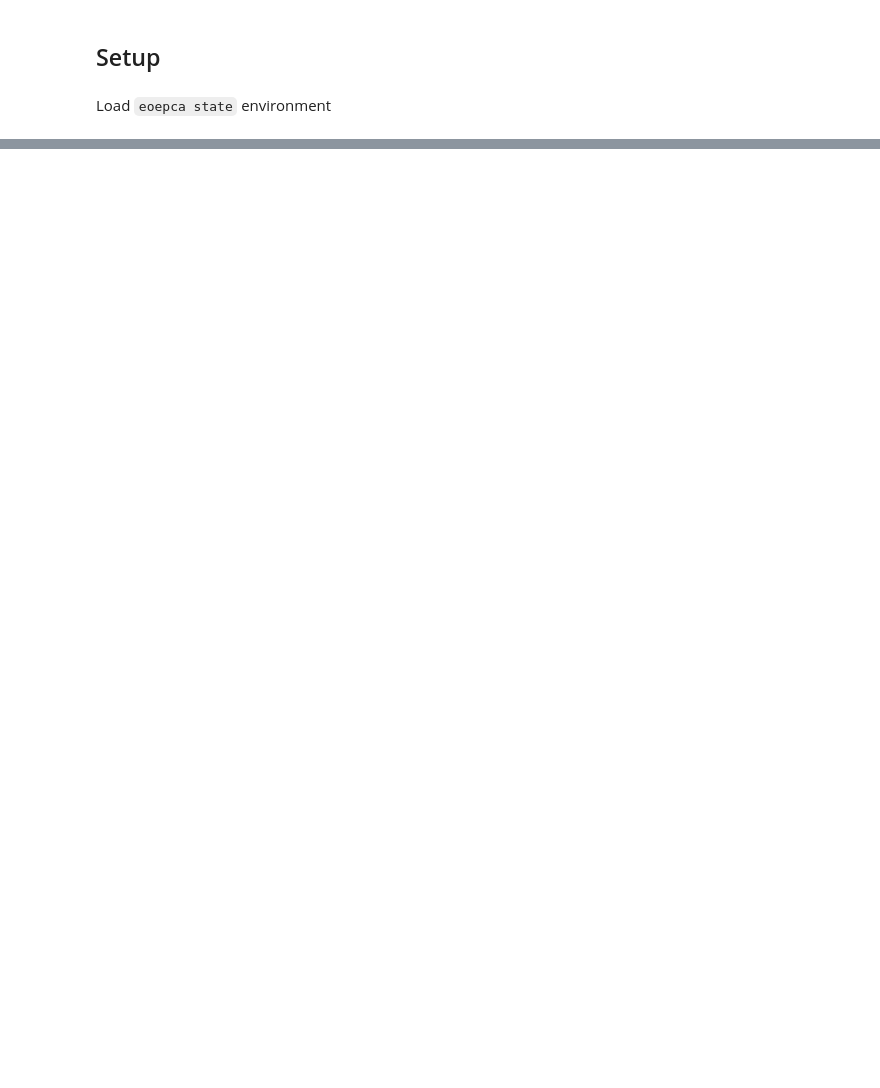
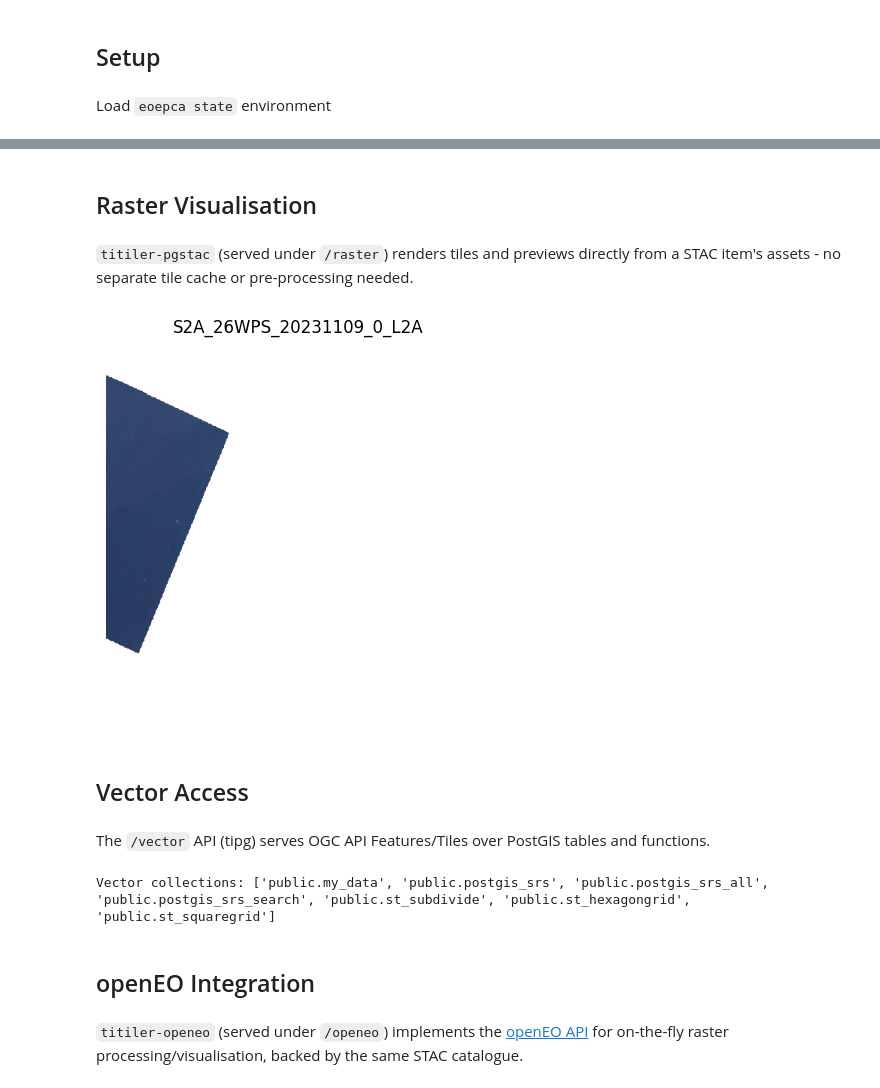
Before and after one commit to EOEPCA/deployment-guide, a Jupyter notebook: notebooks/examples/data-access/data-access.ipynb, the cells around one changed output, grey strips where cells are left out. Saved outputs shown, nothing was run; the diff lists cells and outputs as text; code cells hidden in the pictures; blank space fills up the shorter version.

```diff
--- a/notebooks/examples/data-access/data-access.ipynb
+++ b/notebooks/examples/data-access/data-access.ipynb
@@ -307,0 +28,11 @@ STAC Manager UI status code: 200
+# %%
+platform_domain = os.environ.get('INGRESS_HOST')
+scheme = os.environ.get('HTTP_SCHEME', 'https')
+eoapi_domain = f'{scheme}://eoapi.{platform_domain}'
+
+username = os.environ.get('KEYCLOAK_TEST_USER')
+password = os.environ.get('KEYCLOAK_TEST_PASSWORD')
+client_id = os.environ.get('EOAPI_CLIENT_ID')
+
+sample_collection_id = 'sentinel-2-iceland'
+log_output_file = 'data-access_log.json'
@@ -307,0 +85,12 @@ STAC Manager UI status code: 200
+# %%
+# stac_search
+search = requests.post(f'{eoapi_domain}/stac/search', json={
+    'collections': [sample_collection_id],
+    'bbox': [-25, 63, -24, 65],
+    'limit': 5,
+})
+assert search.status_code == 200, f'Search failed: {search.status_code}'
+items = search.json()['features']
+assert items, 'No items found in the sample collection'
+for item in items:
+    print(f"{item['id']} ({item['properties']['datetime']})")
@@ -307,0 +103,42 @@ STAC Manager UI status code: 200
+# %% [markdown]
+## Raster Visualisation
+# %% [markdown]
+`titiler-pgstac` (served under `/raster`) renders tiles and previews directly from a STAC item's
+assets - no separate tile cache or pre-processing needed.
+# %%
+# raster_preview
+item = items[0]
+preview = requests.get(
+    f"{eoapi_domain}/raster/collections/{sample_collection_id}/items/{item['id']}/preview.png",
+    params={'assets': 'visual', 'max_size': 512},
+)
+assert preview.status_code == 200, f'Preview request failed: {preview.status_code}'
+
+with open('preview.png', 'wb') as f:
+    f.write(preview.content)
+
+plt.figure(figsize=(5, 5))
+plt.imshow(plt.imread('preview.png'))
+plt.title(item['id'])
+plt.axis('off')
+plt.show()
+# %% [output]
+[figure, added]
+# %% [markdown]
+## Vector Access
+# %% [markdown]
+The `/vector` API (tipg) serves OGC API Features/Tiles over PostGIS tables and functions.
+# %%
+# vector_collections
+response = requests.get(f'{eoapi_domain}/vector/collections')
+assert response.status_code == 200, f'Vector collections request failed: {response.status_code}'
+vector_collection_ids = [c['id'] for c in response.json()['collections']]
+print('Vector collections:', vector_collection_ids)
+assert vector_collection_ids, 'No vector collections available'
+# %% [output]
+Vector collections: ['public.my_data', 'public.postgis_srs', 'public.postgis_srs_all', 'public.postgis_srs_search', 'public.st_subdivide', 'public.st_hexagongrid', 'public.st_squaregrid']
+# %% [markdown]
+## openEO Integration
+# %% [markdown]
+`titiler-openeo` (served under `/openeo`) implements the [openEO API](https://openeo.org/) for
+on-the-fly raster processing/visualisation, backed by the same STAC catalogue.
```
Also changed, not shown: parts of 49 cells of this notebook, 6 other files.
